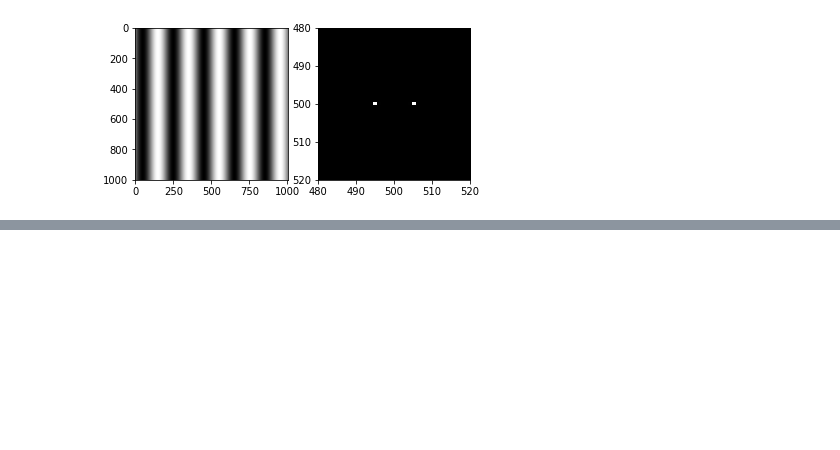
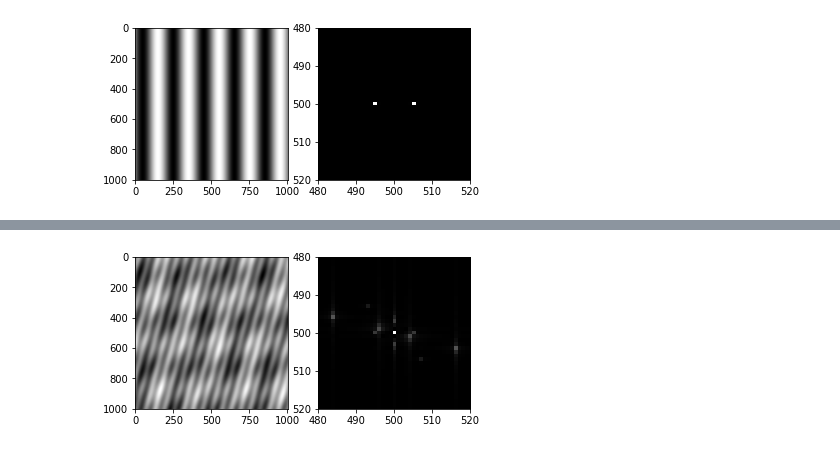
Before and after one commit to longluo/Fourier-Transform-Visualized, a Jupyter notebook: 2d-fourier.ipynb, the cells around one changed output, grey strips where cells are left out. Saved outputs shown, nothing was run; the diff lists cells and outputs as text; code cells hidden in the pictures; blank space fills up the shorter version.

```diff
--- a/2d-fourier.ipynb
+++ b/2d-fourier.ipynb
@@ -44,0 +107,30 @@ plt.show()
+# %%
+amplitudes = 0.5, 0.25, 1, 0.75, 1
+wavelengths = 200, 100, 250, 300, 60
+angles = 0, np.pi / 4, np.pi / 9, np.pi / 2, np.pi / 12
+
+gratings = np.zeros(X.shape)
+for amp, w_len, angle in zip(amplitudes, wavelengths, angles):
+    gratings += amp * np.sin(
+        2*np.pi*(X*np.cos(angle) + Y*np.sin(angle)) / w_len
+    )
+
+# Add a constant term to represent the background of image
+gratings += 1.25
+
+# Calculate Fourier transform of the sum of the gratings
+ft = np.fft.ifftshift(gratings)
+ft = np.fft.fft2(ft)
+ft = np.fft.fftshift(ft)
+
+plt.set_cmap("gray")
+plt.subplot(121)
+plt.imshow(gratings)
+
+plt.subplot(122)
+plt.imshow(abs(ft))
+plt.xlim([480, 520])
+plt.ylim([520, 480])  # Note, order is reversed for y
+plt.show()
+# %% [output]
+[figure, added]
```
Also changed, not shown: parts of 5 cells of this notebook, 1 other file.
